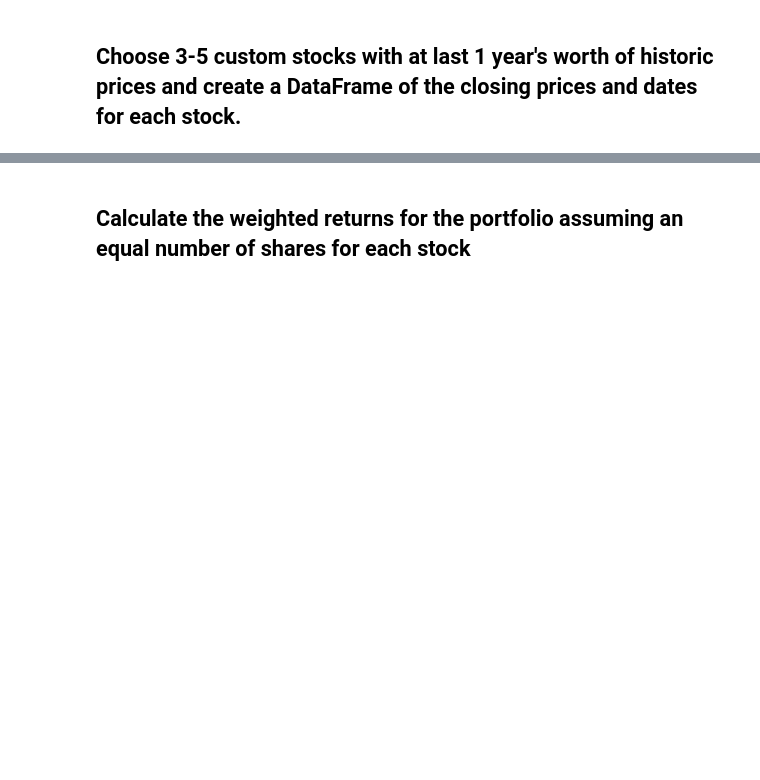
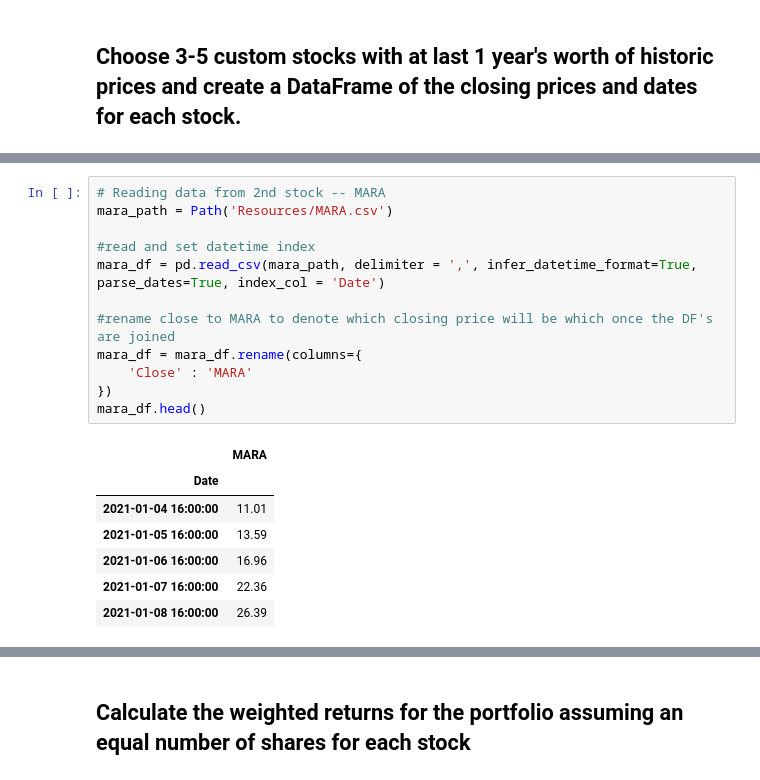
Before and after one commit to farmerplants/pandas-homework, a Jupyter notebook: whale_analysis.ipynb, the cells around one changed output, grey strips where cells are left out. Saved outputs shown, nothing was run; the diff lists cells and outputs as text; blank space fills up the shorter version.

```diff
--- a/whale_analysis.ipynb
+++ b/whale_analysis.ipynb
@@ -431,0 +446,20 @@ In this section, you will build your own portfolio of stocks, calculate the retu
+# %%
+# Reading data from 2nd stock -- MARA
+mara_path = Path('Resources/MARA.csv')
+
+#read and set datetime index
+mara_df = pd.read_csv(mara_path, delimiter = ',', infer_datetime_format=True, parse_dates=True, index_col = 'Date')
+
+#rename close to MARA to denote which closing price will be which once the DF's are joined
+mara_df = mara_df.rename(columns={
+    'Close' : 'MARA'
+})
+mara_df.head()
+# %% [output]
+|  | MARA |
+| Date |  |
+| 2021-01-04 16:00:00 | 11.01 |
+| 2021-01-05 16:00:00 | 13.59 |
+| 2021-01-06 16:00:00 | 16.96 |
+| 2021-01-07 16:00:00 | 22.36 |
+| 2021-01-08 16:00:00 | 26.39 |
```
Also changed, not shown: parts of 12 cells of this notebook, 3 other files.
